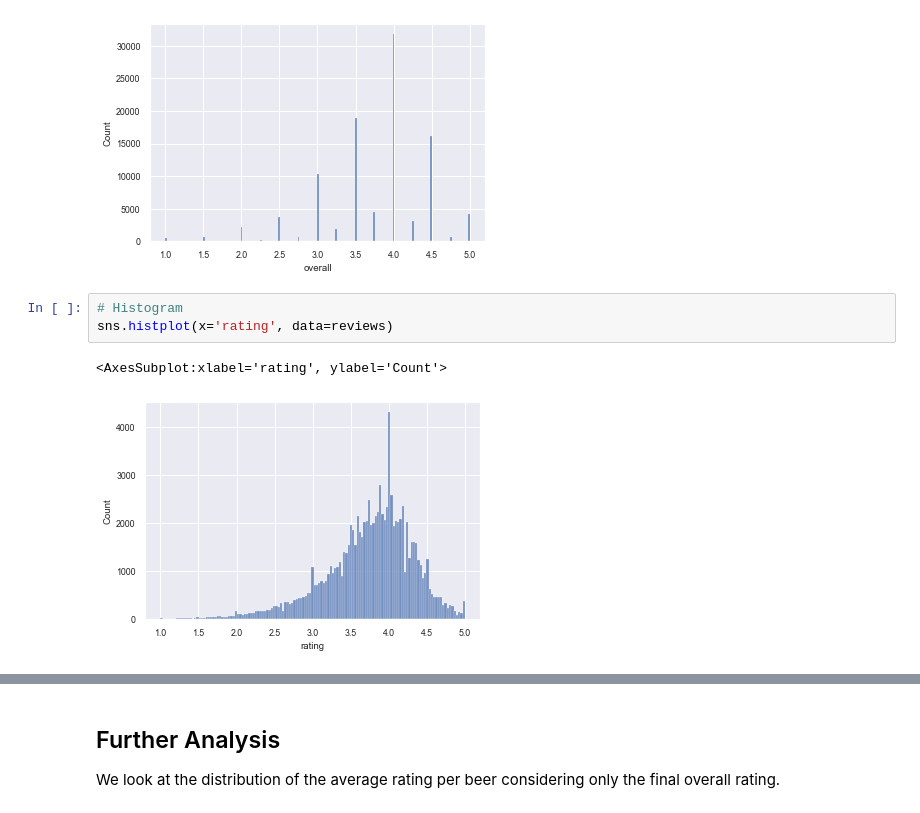
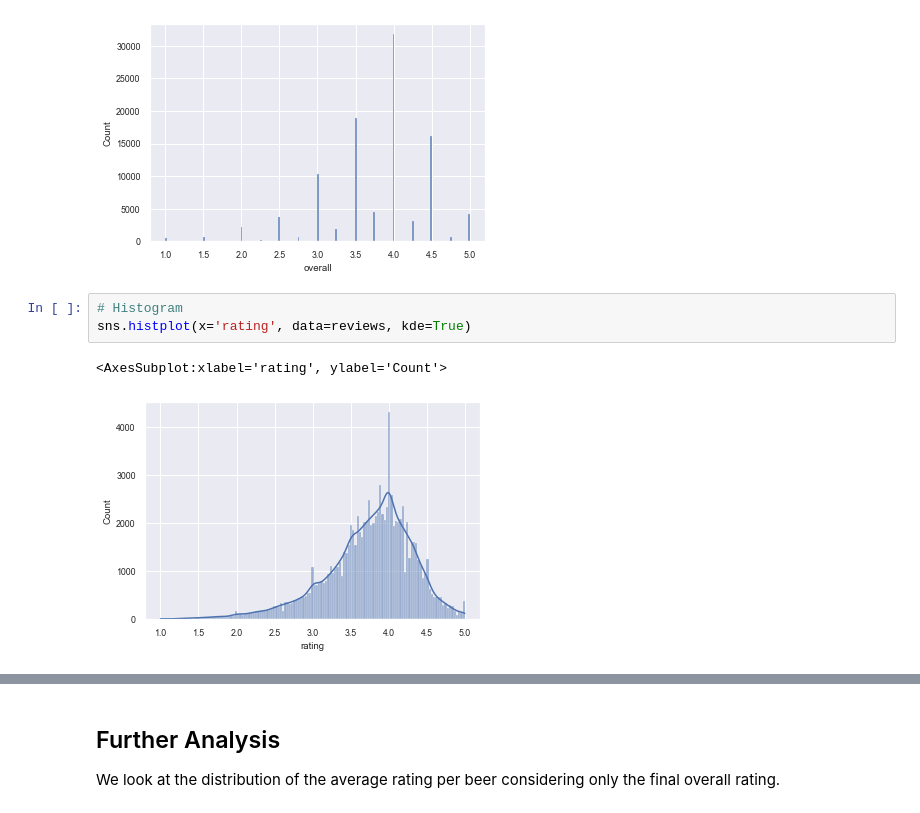
Before and after one commit to epfl-ada/ada-2023-project-blackada, a Jupyter notebook: playground/reviews_exploration.ipynb, the cells around one changed output, grey strips where cells are left out. Drawn from its saved outputs; the diff is of its cells as text.

Commit message:
first eda draft for reviews

```diff
--- a/playground/reviews_exploration.ipynb
+++ b/playground/reviews_exploration.ipynb
@@ -223,7 +223,7 @@ sns.histplot(x='overall', data=reviews)
 [figure]
 # %%
 # Histogram
-sns.histplot(x='rating', data=reviews)
+sns.histplot(x='rating', data=reviews, kde=True)
 # %% [output]
 <AxesSubplot:xlabel='rating', ylabel='Count'>
-[figure, old version]
+[figure, new version]
```
Also changed, not shown: parts of 1 cell of this notebook.
